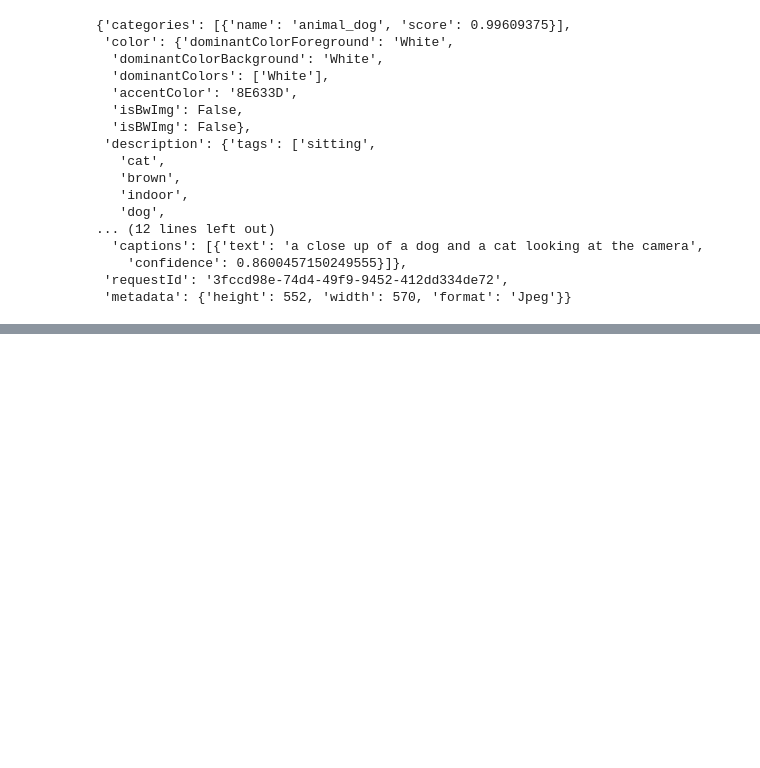
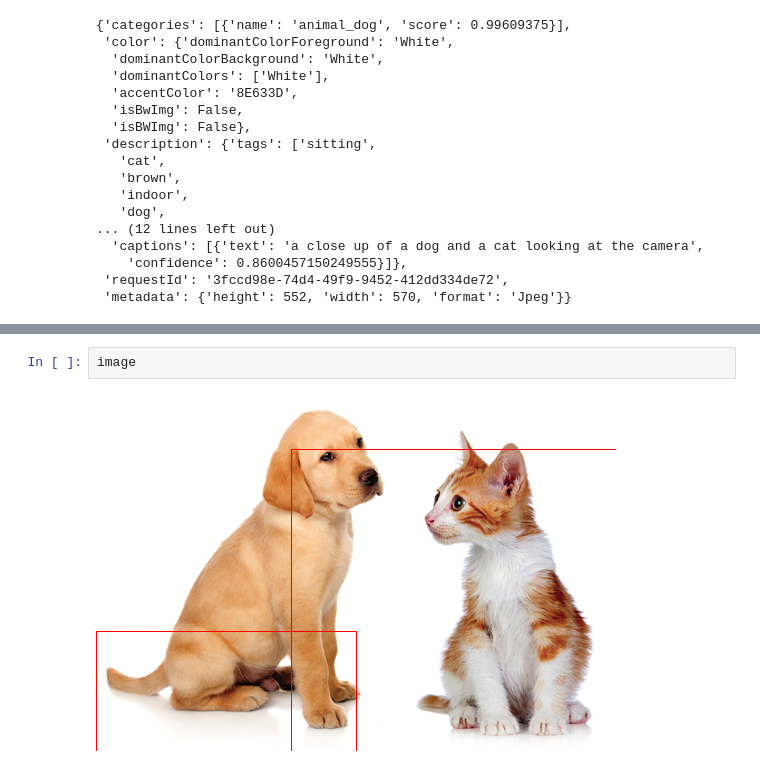
Before and after one commit to hojunking/auto_disaster_classifier, a Jupyter notebook: temp.ipynb, the cells around one changed output, grey strips where cells are left out. Drawn from its saved outputs; the diff is of its cells as text; blank space fills up the shorter version.

```diff
--- a/temp.ipynb
+++ b/temp.ipynb
@@ -58,0 +106,4 @@ result
+# %%
+image
+# %% [output]
+[figure, added]
```
Also changed, not shown: parts of 6 cells of this notebook, 5 other files.
